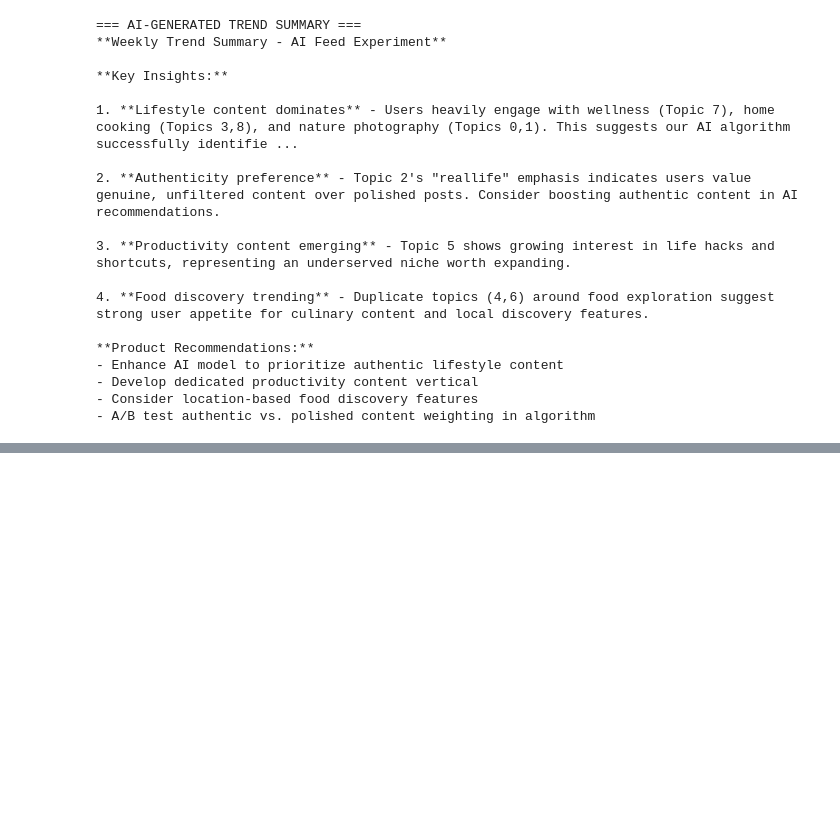
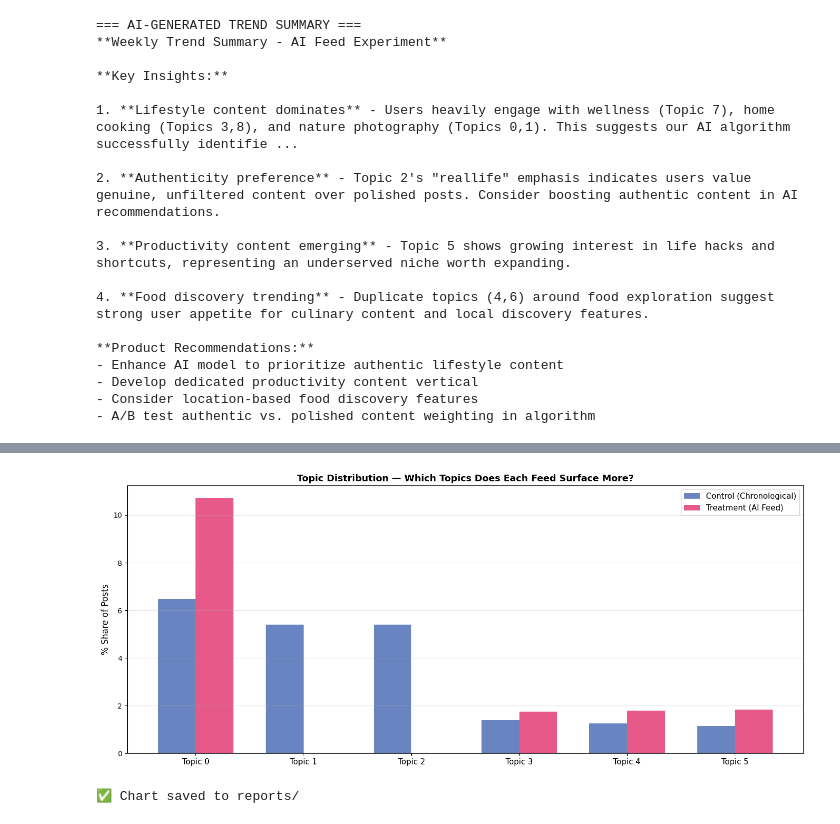
Before and after one commit to sakshiraade/social-engagement-intelligence, a Jupyter notebook: notebooks/04_nlp_sentiment.ipynb, the cells around one changed output, grey strips where cells are left out. Cells and saved outputs as stored; diff of their text form; code cells hidden in the pictures; blank space fills up the shorter version.

```diff
--- a/notebooks/04_nlp_sentiment.ipynb
+++ b/notebooks/04_nlp_sentiment.ipynb
@@ -187,0 +294,33 @@ with open('../reports/weekly_trend_summary.txt', 'w') as f:
+# %%
+fig, ax = plt.subplots(figsize=(14, 6))
+
+topic_labels = [f"Topic {t}" for t in top_topics_display
+                if t in topic_pct.columns]
+ctrl_vals = [topic_pct.loc['control', t] if 'control' in topic_pct.index else 0
+             for t in top_topics_display if t in topic_pct.columns]
+trt_vals = [topic_pct.loc['treatment', t] if 'treatment' in topic_pct.index else 0
+            for t in top_topics_display if t in topic_pct.columns]
+
+x = range(len(topic_labels))
+width = 0.35
+
+ax.bar([i - width/2 for i in x], ctrl_vals, width,
+       label='Control (Chronological)', color='#4267B2', alpha=0.8)
+ax.bar([i + width/2 for i in x], trt_vals, width,
+       label='Treatment (AI Feed)', color='#E1306C', alpha=0.8)
+
+ax.set_xticks(x)
+ax.set_xticklabels(topic_labels, fontsize=11)
+ax.set_ylabel('% Share of Posts', fontsize=12)
+ax.set_title('Topic Distribution — Which Topics Does Each Feed Surface More?',
+             fontsize=13, fontweight='bold')
+ax.legend(fontsize=11)
+ax.grid(axis='y', alpha=0.3)
+
+plt.tight_layout()
+plt.savefig('../reports/topic_distribution_by_group.png', dpi=150, bbox_inches='tight')
+plt.show()
+print("✅ Chart saved to reports/")
+# %% [output]
+[figure, added]
+✅ Chart saved to reports/
```
Also changed, not shown: parts of 2 cells of this notebook, 2 other files.
